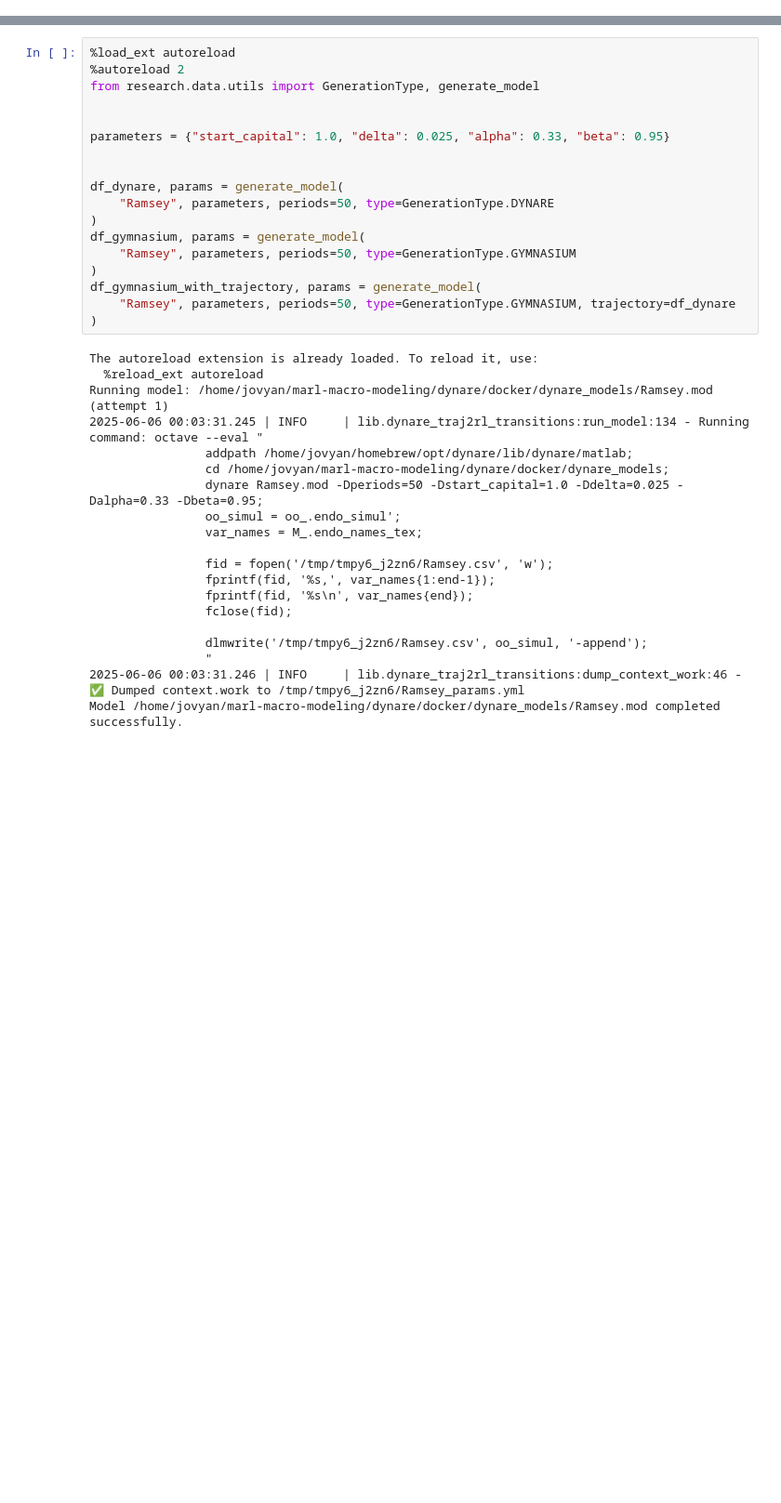
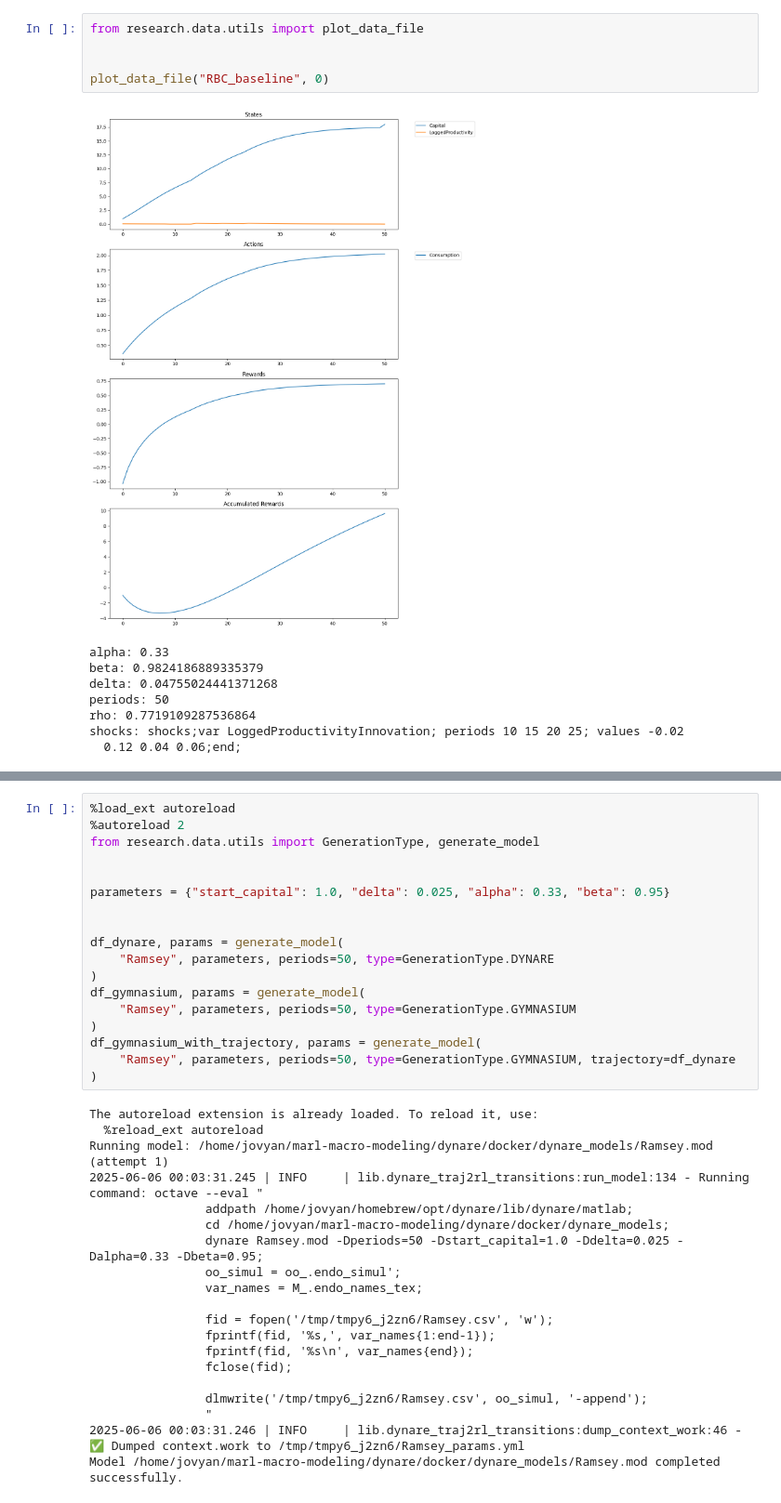
Before and after one commit to Alexponomarev7/marl-macro-modeling, a Jupyter notebook: lib/envs/junk.ipynb, the cells around one changed output, grey strips where cells are left out. Shown at 93% size. Drawn from its saved outputs; the diff is of its cells as text; blank space fills up the shorter version.

```diff
--- a/lib/envs/junk.ipynb
+++ b/lib/envs/junk.ipynb
@@ -0,0 +1,14 @@
+# %%
+from research.data.utils import plot_data_file
+
+
+plot_data_file("RBC_baseline", 0)
+# %% [output]
+[figure, added]
+alpha: 0.33
+beta: 0.9824186889335379
+delta: 0.04755024441371268
+periods: 50
+rho: 0.7719109287536864
+shocks: shocks;var LoggedProductivityInnovation; periods 10 15 20 25; values -0.02
+  0.12 0.04 0.06;end;
```
Also changed, not shown: parts of 1 cell of this notebook, 5 other files.
